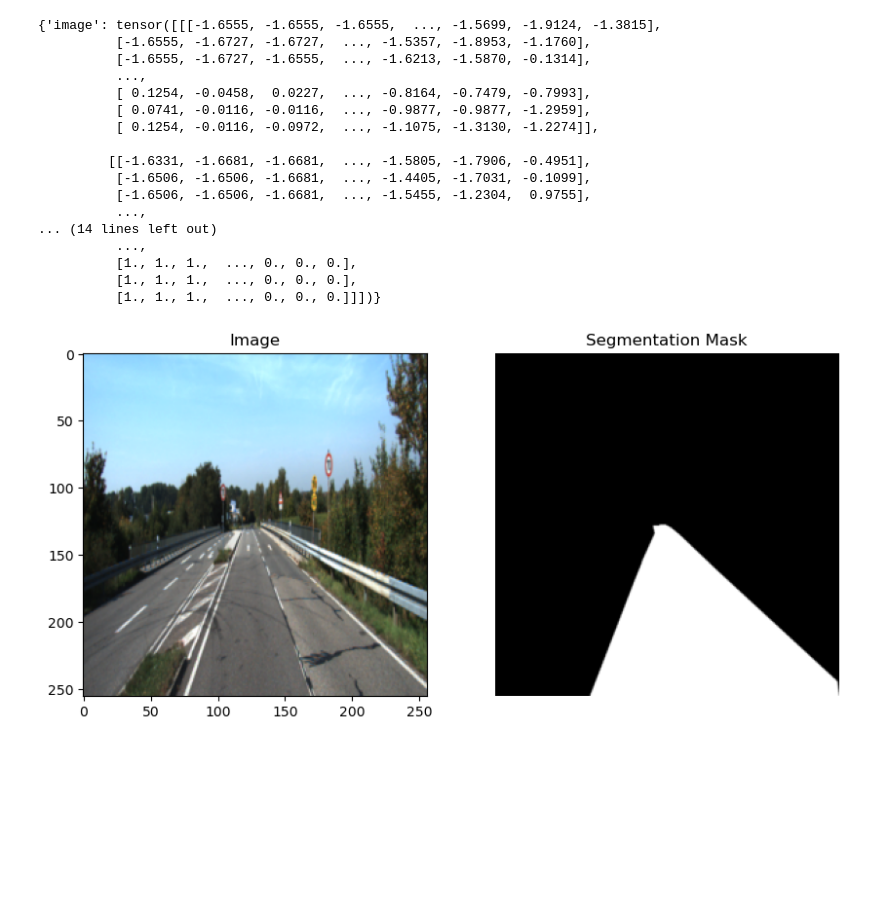
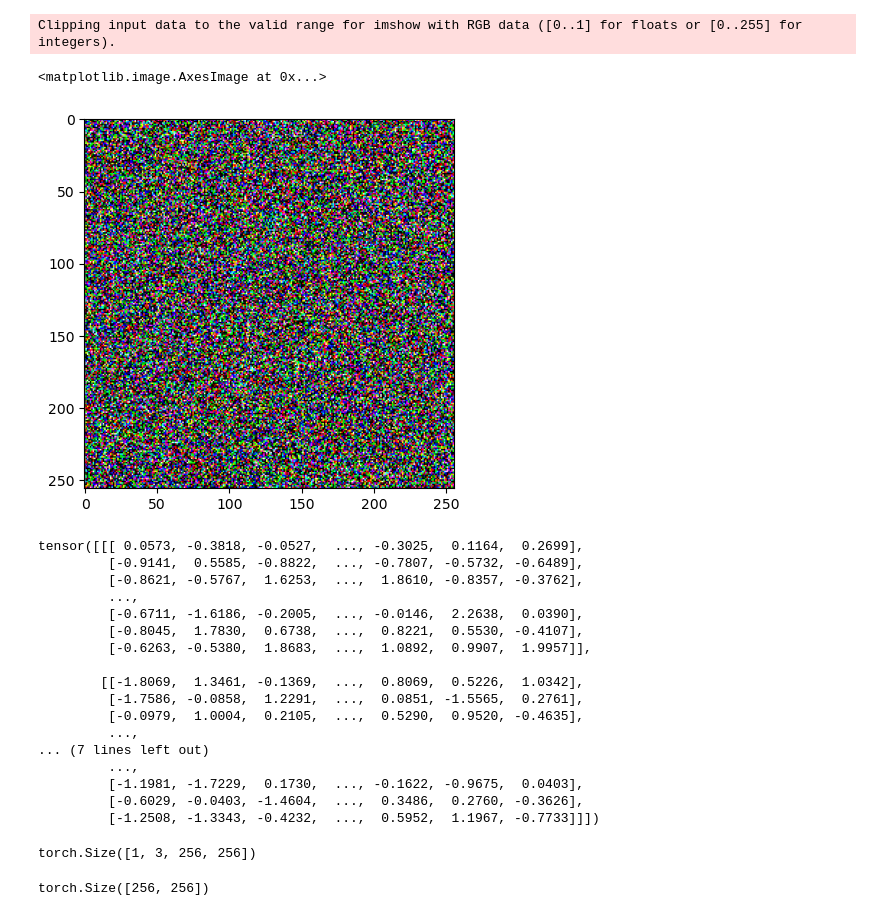
Before and after one commit to imalhotra15/Road-Segmentation, a Jupyter notebook: main.ipynb, the cells around one changed output. Saved outputs shown, nothing was run; the diff lists cells and outputs as text; code cells hidden in the pictures; blank space fills up the shorter version.

```diff
--- a/main.ipynb
+++ b/main.ipynb
@@ -84,49 +281,29 @@ dataloader = DataLoader(dataset, batch_size=4, shuffle=True, num_workers=2)
+# %%
+dummy_input = torch.randn(1, 3, IMG_SIZE, IMG_SIZE)
+
+dummy_input = dummy_input[0].permute(1, 2, 0).numpy()
+plt.imshow(dummy_input)
+# %% [output]
+Clipping input data to the valid range for imshow with RGB data ([0..1] for floats or [0..255] for integers).
+<matplotlib.image.AxesImage at 0x...>
+[figure, added]
 # %%
-dataset[0]
+dummy_input[0]
 # %% [output]
-{'image': tensor([[[-1.6555, -1.6555, -1.6555,  ..., -1.5699, -1.9124, -1.3815],
-          [-1.6555, -1.6727, -1.6727,  ..., -1.5357, -1.8953, -1.1760],
-          [-1.6555, -1.6727, -1.6555,  ..., -1.6213, -1.5870, -0.1314],
-          ...,
-          [ 0.1254, -0.0458,  0.0227,  ..., -0.8164, -0.7479, -0.7993],
-          [ 0.0741, -0.0116, -0.0116,  ..., -0.9877, -0.9877, -1.2959],
-          [ 0.1254, -0.0116, -0.0972,  ..., -1.1075, -1.3130, -1.2274]],
+tensor([[[ 0.0573, -0.3818, -0.0527,  ..., -0.3025,  0.1164,  0.2699],
+         [-0.9141,  0.5585, -0.8822,  ..., -0.7807, -0.5732, -0.6489],
+         [-0.8621, -0.5767,  1.6253,  ...,  1.8610, -0.8357, -0.3762],
+         ...,
+         [-0.6711, -1.6186, -0.2005,  ..., -0.0146,  2.2638,  0.0390],
+         [-0.8045,  1.7830,  0.6738,  ...,  0.8221,  0.5530, -0.4107],
+         [-0.6263, -0.5380,  1.8683,  ...,  1.0892,  0.9907,  1.9957]],
 
-         [[-1.6331, -1.6681, -1.6681,  ..., -1.5805, -1.7906, -0.4951],
-          [-1.6506, -1.6506, -1.6681,  ..., -1.4405, -1.7031, -0.1099],
-          [-1.6506, -1.6506, -1.6681,  ..., -1.5455, -1.2304,  0.9755],
-          ...,
-... (14 lines left out)
-          ...,
-          [1., 1., 1.,  ..., 0., 0., 0.],
-          [1., 1., 1.,  ..., 0., 0., 0.],
-          [1., 1., 1.,  ..., 0., 0., 0.]]])}
+        [[-1.8069,  1.3461, -0.1369,  ...,  0.8069,  0.5226,  1.0342],
+         [-1.7586, -0.0858,  1.2291,  ...,  0.0851, -1.5565,  0.2761],
+         [-0.0979,  1.0004,  0.2105,  ...,  0.5290,  0.9520, -0.4635],
+         ...,
+... (7 lines left out)
+         ...,
+         [-1.1981, -1.7229,  0.1730,  ..., -0.1622, -0.9675,  0.0403],
+         [-0.6029, -0.0403, -1.4604,  ...,  0.3486,  0.2760, -0.3626],
+         [-1.2508, -1.3343, -0.4232,  ...,  0.5952,  1.1967, -0.7733]]])
-# %%
-def show_image_and_label(dataset, idx):
-    data = dataset[idx]
-    image, mask = data['image'], data['segmentation_mask']
-    inv_normalize = transforms.Normalize(
-            mean=[-0.485 / 0.229, -0.456 / 0.224, -0.406 / 0.225],
-            std=[1/0.229, 1/0.224, 1/0.225]
-        )
-    image = inv_normalize(image)
-    image = image.permute(1, 2, 0).numpy()
-    image = (image * 255).astype(np.uint8)
-    mask = mask.squeeze().numpy()
-
-    plt.figure(figsize=(10, 5))
-
-    plt.subplot(1, 2, 1)
-    plt.imshow(image)
-    plt.title('Image')
-
-    plt.subplot(1, 2, 2)
-    plt.imshow(mask, cmap='gray')
-    plt.title('Segmentation Mask')
-    plt.axis('off')
-
-    plt.show()
-
-show_image_and_label(dataset, 10)
-# %% [output]
-[figure, removed]
@@ -132,0 +313,8 @@ show_image_and_label(dataset, 10)
+# %%
+dummy_input.shape
+# %% [output]
+torch.Size([1, 3, 256, 256])
+# %%
+output.squeeze().shape
+# %% [output]
+torch.Size([256, 256])
```
Also changed, not shown: parts of 20 cells of this notebook.
